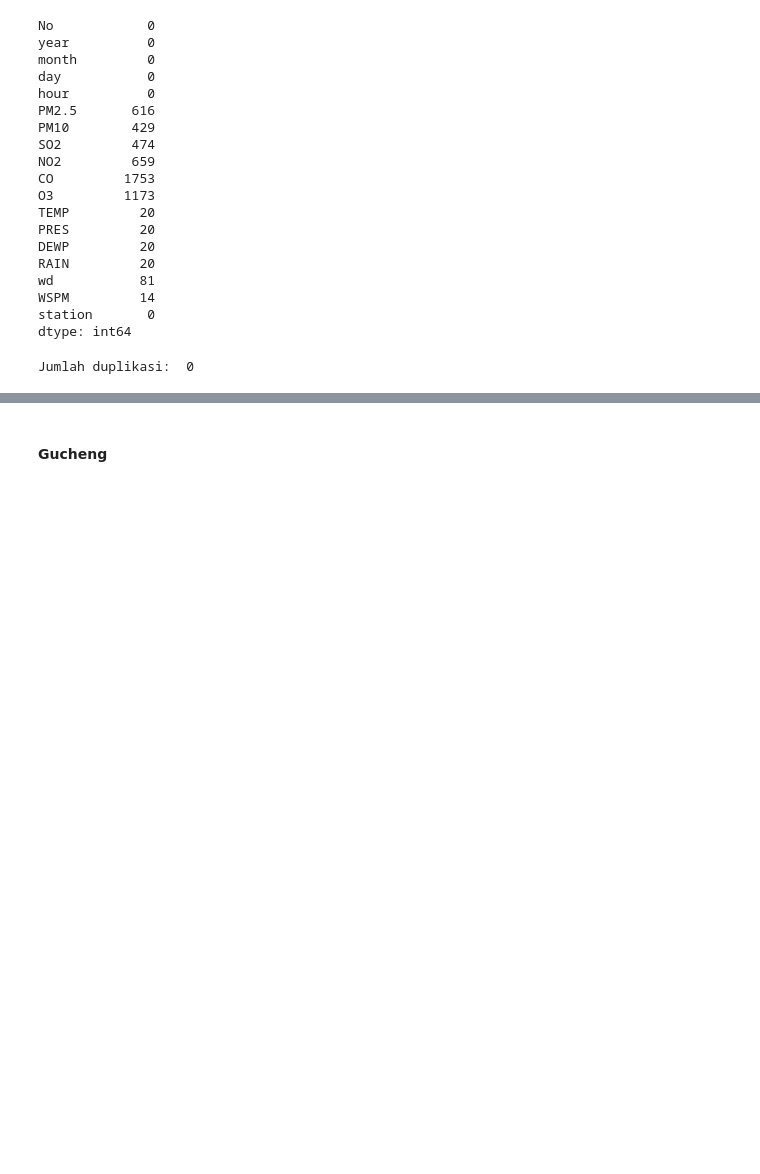
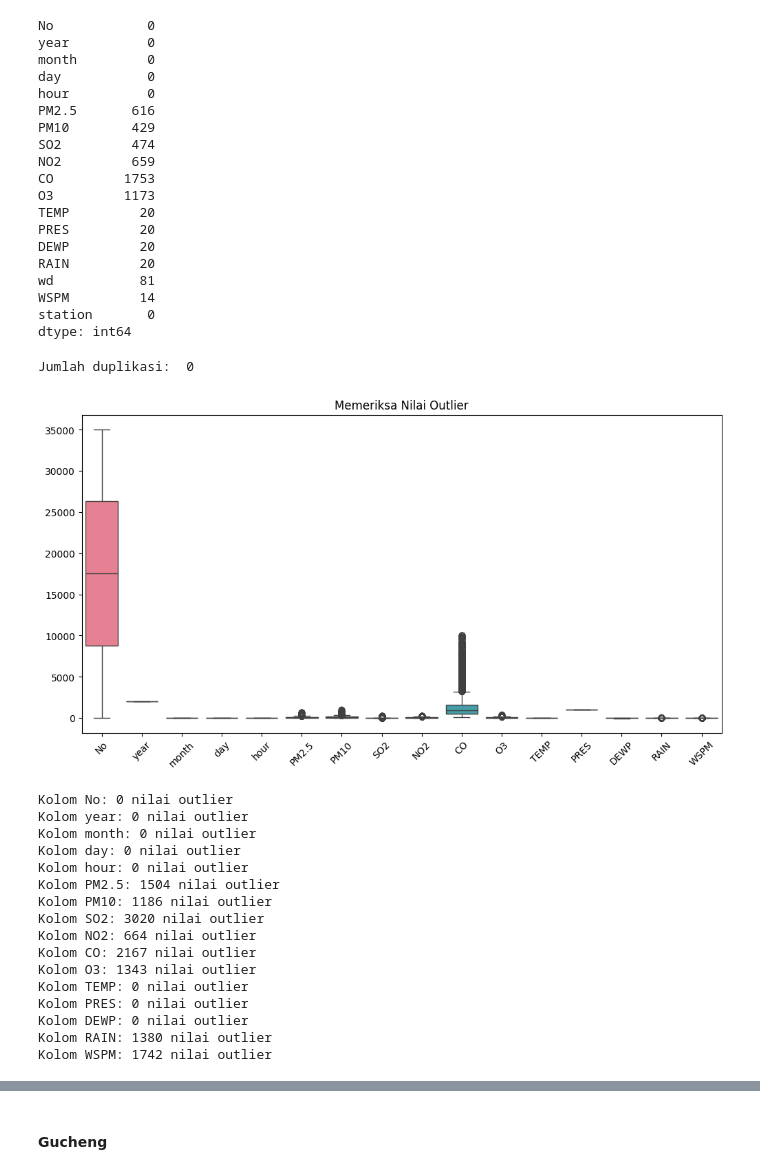
Before and after one commit to Azuredeer/Air-Quality, a Jupyter notebook: analysis_air.ipynb, the cells around one changed output, grey strips where cells are left out. Drawn from its saved outputs; the diff is of its cells as text; code cells hidden in the pictures; blank space fills up the shorter version.

```diff
--- a/analysis_air.ipynb
+++ b/analysis_air.ipynb
@@ -99,8 +99,8 @@ dongsi
 35064 rows × 18 columns
 # %%
 # load data guanyuan
-guanyuan = pd.read_csv(r"Air Quality Dataset\PRSA_Data_Guanyuan_20130301-20170228.csv")
-guanyuan
+data = pd.read_csv(r"Air Quality Dataset\PRSA_Data_Guanyuan_20130301-20170228.csv")
+data
 # %% [output]
 |  | No | year | month | day | hour | PM2.5 | PM10 | SO2 | NO2 | CO | O3 | ... |
 | 0 | 1 | 2013 | 3 | 1 | 0 | 4.0 | 4.0 | 14.0 | 20.0 | 300.0 | 69.0 | ... |
@@ -707,4 +807,49 @@ print("Jumlah duplikasi: ", guanyuan.duplicated().sum())
 # %% [output]
 Jumlah duplikasi:  0
+# %%
+# memeriksa outlier
+def detect_outlier(guanyuan, column):
+    Q1 = guanyuan[column].quantile(0.25)
+    Q3 = guanyuan[column].quantile(0.75)
+    IQR = Q3 - Q1
+    lower_bound = Q1 - 1.5 * IQR
+    upper_bound = Q3 + 1.5 * IQR
+
+    outliers_changping = guanyuan[(guanyuan[column] < lower_bound) | (guanyuan[column] > upper_bound)]
+    return outliers_changping
+
+numerical_columns = data.select_dtypes(include=['number']).columns
+
+# plot bloxpot
+plt.figure(figsize=(12, 6))
+sns.boxplot(data=data[numerical_columns])
+plt.xticks(rotation=45)
+plt.title("Memeriksa Nilai Outlier")
+plt.show()
+
+# memeriksa outlier setiap kolom
+for col in numerical_columns:
+    outliers = detect_outlier(data, col)
+    print(f"Kolom {col}: {len(outliers)} nilai outlier")
+    if not outliers.empty:
+        outliers
+# %% [output]
+[figure, added]
+Kolom No: 0 nilai outlier
+Kolom year: 0 nilai outlier
+Kolom month: 0 nilai outlier
+Kolom day: 0 nilai outlier
+Kolom hour: 0 nilai outlier
+Kolom PM2.5: 1504 nilai outlier
+Kolom PM10: 1186 nilai outlier
+Kolom SO2: 3020 nilai outlier
+Kolom NO2: 664 nilai outlier
+Kolom CO: 2167 nilai outlier
+Kolom O3: 1343 nilai outlier
+Kolom TEMP: 0 nilai outlier
+Kolom PRES: 0 nilai outlier
+Kolom DEWP: 0 nilai outlier
+Kolom RAIN: 1380 nilai outlier
+Kolom WSPM: 1742 nilai outlier
 # %%
 # memeriksa parameter statistik
```
Also changed, not shown: parts of 77 cells of this notebook.
